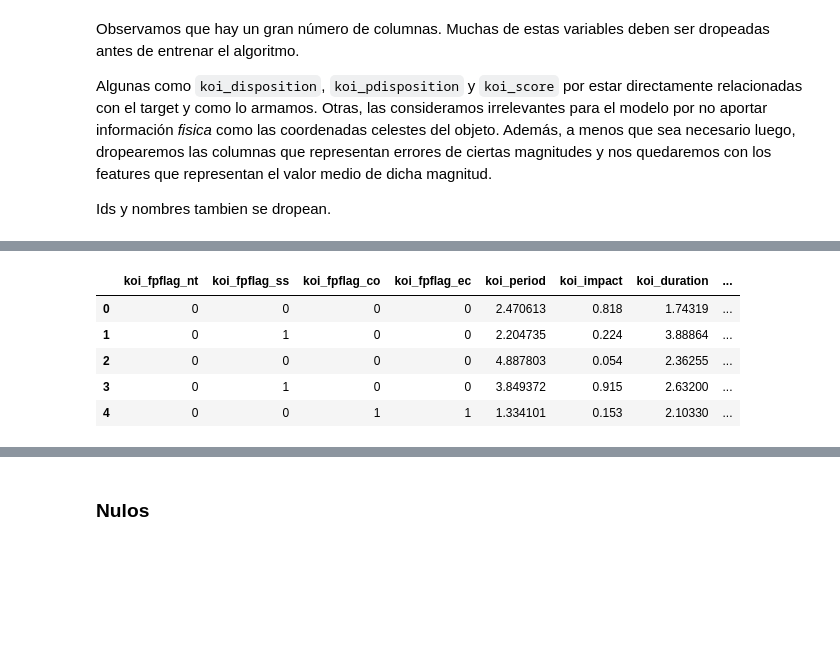
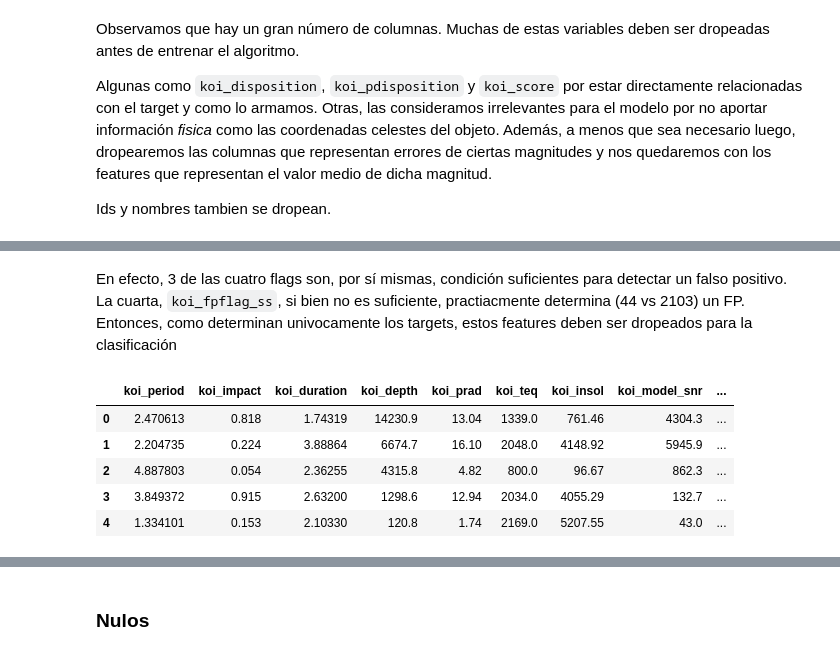
Before and after one commit to kpennington-esc/tp_adm, a Jupyter notebook: tp_adm.ipynb, the cells around one changed output, grey strips where cells are left out. Drawn from its saved outputs; the diff is of its cells as text; code cells hidden in the pictures; blank space fills up the shorter version.

```diff
--- a/tp_adm.ipynb
+++ b/tp_adm.ipynb
@@ -201,3 +252,7 @@ Ids y nombres tambien se dropean.
+# %% [markdown]
+En efecto, 3 de las cuatro flags son, por sí mismas, condición suficientes para detectar un falso positivo.
+La cuarta, `koi_fpflag_ss`, si bien no es suficiente, practiacmente determina (44 vs 2103) un FP.
+Entonces, como determinan univocamente los targets, estos features deben ser dropeados para la clasificación
 # %%
 cols_a_dropear = ['kepid',
                   'kepoi_name',
@@ -206,36 +261,40 @@ cols_a_dropear = ['kepid',
                   'koi_pdisposition',
                   'koi_disposition',
                   'koi_score',
+                  'koi_fpflag_nt',
+                  'koi_fpflag_ss',
+                  'koi_fpflag_co',
+                  'koi_fpflag_ec',
                   'koi_period_err1',
                   'koi_period_err2',
                   'koi_time0bk_err1',
                   'koi_time0bk_err2',
                   'koi_impact_err1',
                   'koi_impact_err2',
                   'koi_duration_err1',
                   'koi_duration_err2',
                   'koi_depth_err1',
                   'koi_depth_err2',
                   'koi_prad_err1',
                   'koi_prad_err2',
                   'koi_teq_err1',
                   'koi_teq_err2',
                   'koi_insol_err1',
                   'koi_insol_err2',
                   'koi_steff_err1',
                   'koi_steff_err2',
                   'koi_slogg_err1',
                   'koi_slogg_err2',
                   'koi_srad_err1',
                   'koi_srad_err2',
                   'koi_tce_plnt_num',
                   'ra','dec','koi_time0bk']
 df = df_augmented.drop(columns=cols_a_dropear)
 df.head()
 # %% [output]
-|  | koi_fpflag_nt | koi_fpflag_ss | koi_fpflag_co | koi_fpflag_ec | koi_period | koi_impact | koi_duration | ... |
-| 0 | 0 | 0 | 0 | 0 | 2.470613 | 0.818 | 1.74319 | ... |
-| 1 | 0 | 1 | 0 | 0 | 2.204735 | 0.224 | 3.88864 | ... |
-| 2 | 0 | 0 | 0 | 0 | 4.887803 | 0.054 | 2.36255 | ... |
-| 3 | 0 | 1 | 0 | 0 | 3.849372 | 0.915 | 2.63200 | ... |
-| 4 | 0 | 0 | 1 | 1 | 1.334101 | 0.153 | 2.10330 | ... |
+|  | koi_period | koi_impact | koi_duration | koi_depth | koi_prad | koi_teq | koi_insol | koi_model_snr | ... |
+| 0 | 2.470613 | 0.818 | 1.74319 | 14230.9 | 13.04 | 1339.0 | 761.46 | 4304.3 | ... |
+| 1 | 2.204735 | 0.224 | 3.88864 | 6674.7 | 16.10 | 2048.0 | 4148.92 | 5945.9 | ... |
+| 2 | 4.887803 | 0.054 | 2.36255 | 4315.8 | 4.82 | 800.0 | 96.67 | 862.3 | ... |
+| 3 | 3.849372 | 0.915 | 2.63200 | 1298.6 | 12.94 | 2034.0 | 4055.29 | 132.7 | ... |
+| 4 | 1.334101 | 0.153 | 2.10330 | 120.8 | 1.74 | 2169.0 | 5207.55 | 43.0 | ... |
```
Also changed, not shown: parts of 27 cells of this notebook.
